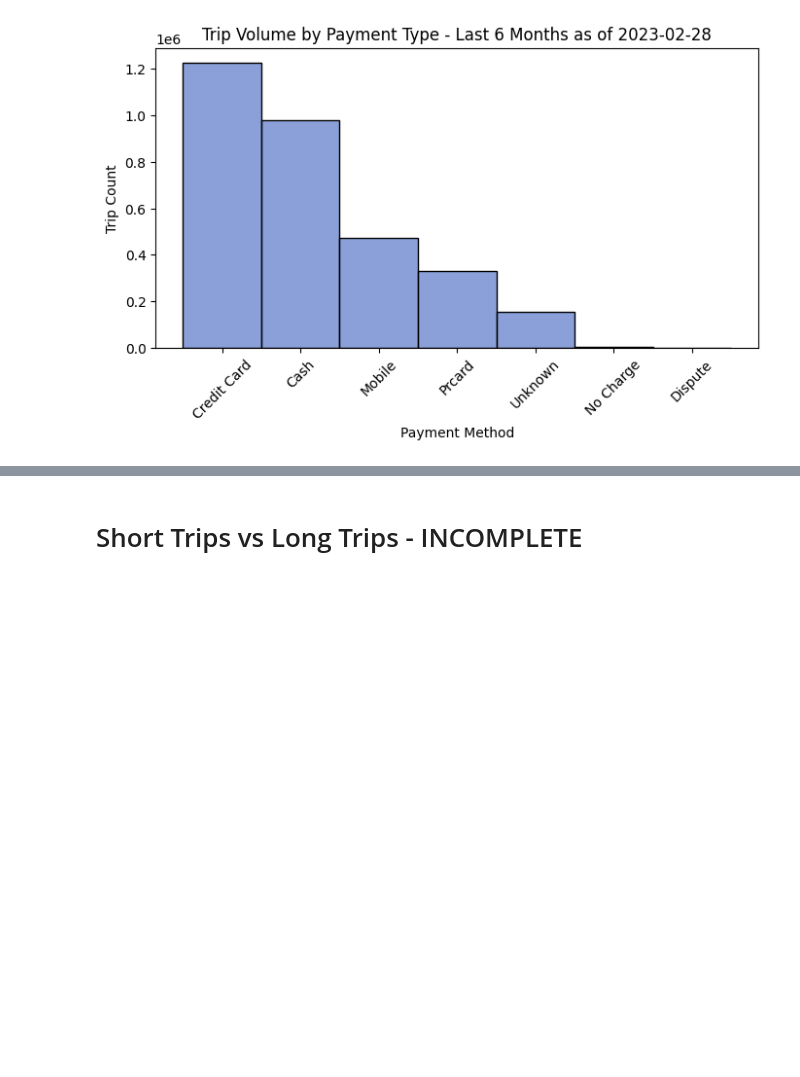
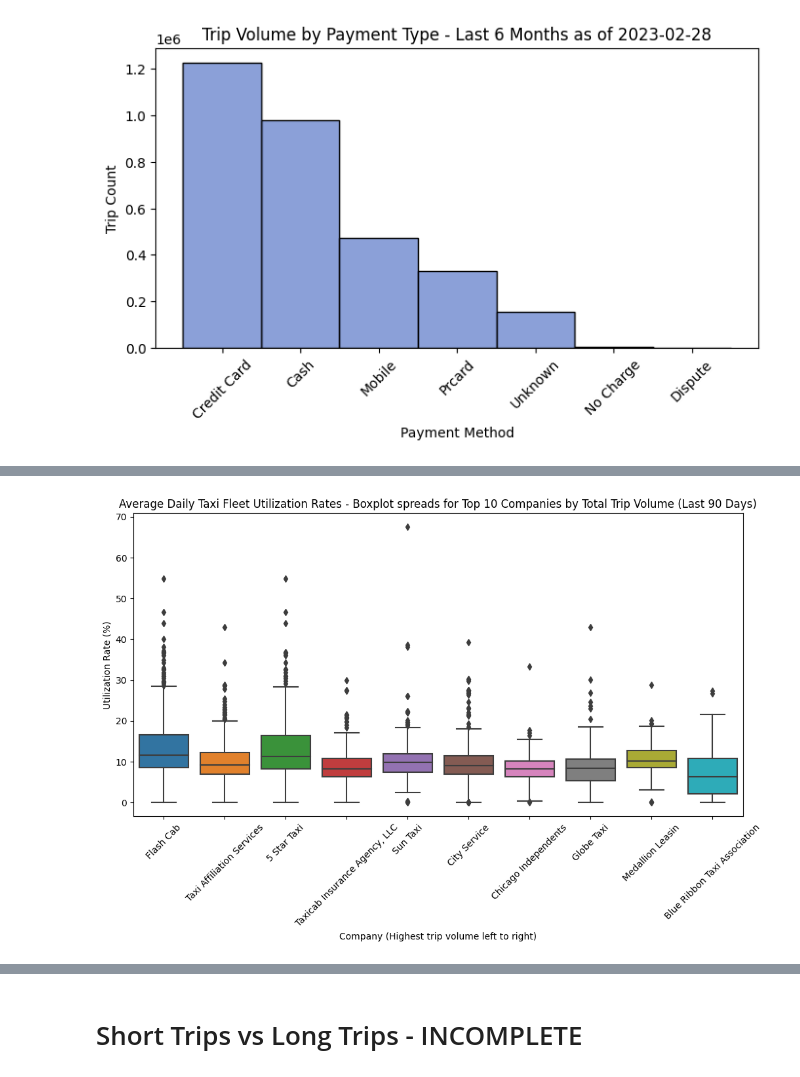
Before and after one commit to joshmam/chicago-taxi-dwh, a Jupyter notebook: analysis/Chicago Taxi Trips - Data Analysis.ipynb, the cells around one changed output, grey strips where cells are left out. Saved outputs shown, nothing was run; the diff lists cells and outputs as text; code cells hidden in the pictures; blank space fills up the shorter version.

```diff
--- a/analysis/Chicago Taxi Trips - Data Analysis.ipynb
+++ b/analysis/Chicago Taxi Trips - Data Analysis.ipynb
@@ -241,0 +248,5 @@ plt.show()
+# %%
+data_source5 = last_90_days_df_det.groupby(by=['COMPANY', 'TAXI_ID', 'DATE'], as_index=False).agg({'TRIP_COUNT': 'sum', 'TOTAL_REVENUE_EXC_TIP': 'sum', 'TRIP_DURATION_MINS': 'sum'}).sort_values(['DATE', 'COMPANY', 'TRIP_COUNT'], ascending=[True, True, False])
+
+# Calculate Utilization Rate - this is defined as the % of time within the 24 hour day that a taxi is spend on trips
+data_source5['UTILIZATION_RATE'] = ((data_source5['TRIP_DURATION_MINS'] / (24 * 60) )*100 ).round(1)
@@ -241,0 +255,18 @@ plt.show()
+# %%
+# For boxplot, aggregate to company and taxi_id only
+company_taxis_utilization_rates = data_source5.groupby(by=['COMPANY', 'TAXI_ID'], as_index=False).agg({'UTILIZATION_RATE': 'mean', 'TRIP_COUNT': 'sum'})
+company_taxis_utilization_rates['UTILIZATION_RATE'] = company_taxis_utilization_rates['UTILIZATION_RATE'].round(1)
+# %%
+# In order to get Top 10 companies by trip count - first get trip_count_sum partitioned over company, then dense rank
+company_taxis_utilization_rates['trip_count_sum'] = company_taxis_utilization_rates.groupby('COMPANY')['TRIP_COUNT'].transform('sum')
+
+# Add a new column 'dense_rank' representing the dense rank when sorting by 'trip_count_sum'
+company_taxis_utilization_rates['dense_rank'] = company_taxis_utilization_rates['trip_count_sum'].rank(method='dense', ascending=False)
+company_taxis_utilization_rates = company_taxis_utilization_rates.sort_values('dense_rank')
+
+# Finally, filter to only keep top 10 companies by trip count and only columns needed
+filtered_utilization_rates = company_taxis_utilization_rates[company_taxis_utilization_rates['dense_rank'] <= 10]
+filtered_utilization_rates = filtered_utilization_rates[['COMPANY', 'TAXI_ID', 'UTILIZATION_RATE']]
+
+# Display the modified DataFrame
+#print(company_taxis_utilization_rates.head())
@@ -241,0 +289,15 @@ plt.show()
+# %%
+plt.figure(figsize=(12, 6))
+sns.boxplot(x='COMPANY', y='UTILIZATION_RATE', data=filtered_utilization_rates)
+
+plt.title('Average Daily Taxi Fleet Utilization Rates - Boxplot spreads for Top 10 Companies by Total Trip Volume (Last 90 Days)')
+plt.xlabel('Company (Highest trip volume left to right)')
+plt.ylabel('Utilization Rate (%)')
+
+# Rotate x-axis labels for better readability
+plt.xticks(rotation=45)
+
+# Display the plot
+plt.show()
+# %% [output]
+[figure, added]
```
Also changed, not shown: parts of 15 cells of this notebook.
